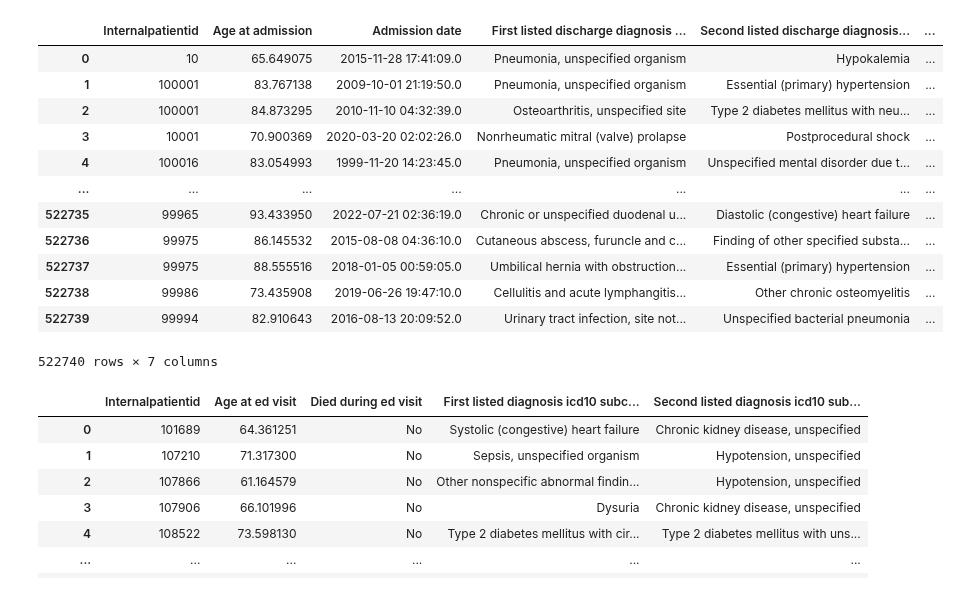
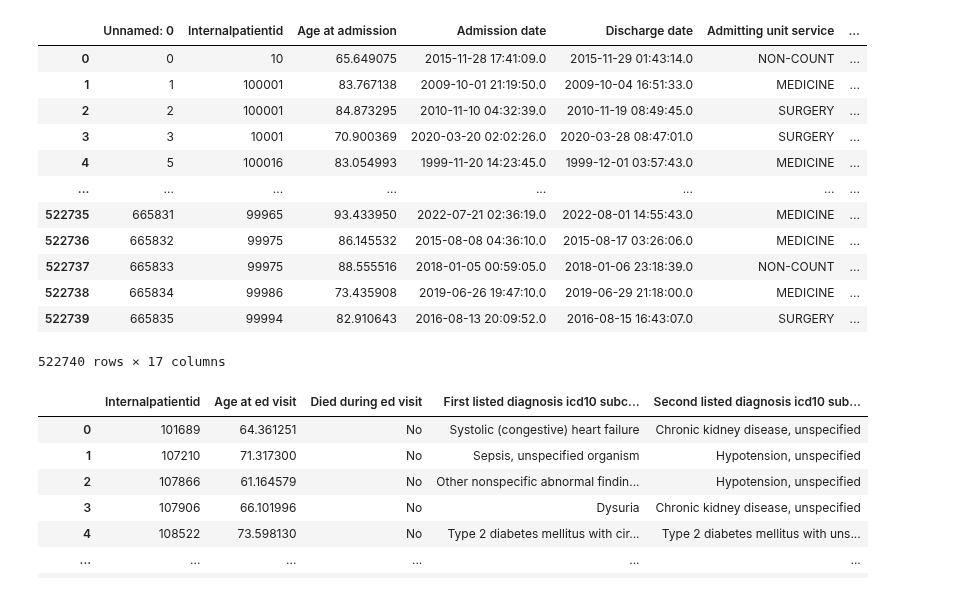
Before and after one commit to SpassMed-Projects/FDA, a Jupyter notebook: src/data/data_preprocessing.ipynb, the cells around one changed output. Drawn from its saved outputs; the diff is of its cells as text; code cells hidden in the pictures.

Commit message:
add: combine Admitting unit service and update Outpatientreferralflag

```diff
--- a/src/data/data_preprocessing.ipynb
+++ b/src/data/data_preprocessing.ipynb
@@ -8,29 +9,26 @@ DATA_PATH = "VCHAMPS"
 # %%
 # dataset
 # useful column: Internalpatientid, Age at admission, Admission date,
 #                First listed discharge diagnosis icd10 subcategory, Second listed discharge diagnosis icd10 subcategory,
 #                Died during admission, Outpatientreferralflag
 dataset_path = 'inpatient_admissions_train.csv'
 load_path = os.path.join(DATA_PATH, dataset_path)
 in_ad = pd.read_csv(load_path)
-in_ad = in_ad[["Internalpatientid", "Age at admission", "Admission date",
-               "First listed discharge diagnosis icd10 subcategory", "Second listed discharge diagnosis icd10 subcategory",
-               "Died during admission", "Outpatientreferralflag"]]
 in_ad
 # %% [output]
-|  | Internalpatientid | Age at admission | Admission date | First listed discharge diagnosis ... | Second listed discharge diagnosis... | ... |
-| 0 | 10 | 65.649075 | 2015-11-28 17:41:09.0 | Pneumonia, unspecified organism | Hypokalemia | ... |
-| 1 | 100001 | 83.767138 | 2009-10-01 21:19:50.0 | Pneumonia, unspecified organism | Essential (primary) hypertension | ... |
-| 2 | 100001 | 84.873295 | 2010-11-10 04:32:39.0 | Osteoarthritis, unspecified site | Type 2 diabetes mellitus with neu... | ... |
-| 3 | 10001 | 70.900369 | 2020-03-20 02:02:26.0 | Nonrheumatic mitral (valve) prolapse | Postprocedural shock | ... |
-| 4 | 100016 | 83.054993 | 1999-11-20 14:23:45.0 | Pneumonia, unspecified organism | Unspecified mental disorder due t... | ... |
-| ... | ... | ... | ... | ... | ... | ... |
-| 522735 | 99965 | 93.433950 | 2022-07-21 02:36:19.0 | Chronic or unspecified duodenal u... | Diastolic (congestive) heart failure | ... |
-| 522736 | 99975 | 86.145532 | 2015-08-08 04:36:10.0 | Cutaneous abscess, furuncle and c... | Finding of other specified substa... | ... |
-| 522737 | 99975 | 88.555516 | 2018-01-05 00:59:05.0 | Umbilical hernia with obstruction... | Essential (primary) hypertension | ... |
-| 522738 | 99986 | 73.435908 | 2019-06-26 19:47:10.0 | Cellulitis and acute lymphangitis... | Other chronic osteomyelitis | ... |
-| 522739 | 99994 | 82.910643 | 2016-08-13 20:09:52.0 | Urinary tract infection, site not... | Unspecified bacterial pneumonia | ... |
+|  | Unnamed: 0 | Internalpatientid | Age at admission | Admission date | Discharge date | Admitting unit service | ... |
+| 0 | 0 | 10 | 65.649075 | 2015-11-28 17:41:09.0 | 2015-11-29 01:43:14.0 | NON-COUNT | ... |
+| 1 | 1 | 100001 | 83.767138 | 2009-10-01 21:19:50.0 | 2009-10-04 16:51:33.0 | MEDICINE | ... |
+| 2 | 2 | 100001 | 84.873295 | 2010-11-10 04:32:39.0 | 2010-11-19 08:49:45.0 | SURGERY | ... |
+| 3 | 3 | 10001 | 70.900369 | 2020-03-20 02:02:26.0 | 2020-03-28 08:47:01.0 | SURGERY | ... |
+| 4 | 5 | 100016 | 83.054993 | 1999-11-20 14:23:45.0 | 1999-12-01 03:57:43.0 | MEDICINE | ... |
+| ... | ... | ... | ... | ... | ... | ... | ... |
+| 522735 | 665831 | 99965 | 93.433950 | 2022-07-21 02:36:19.0 | 2022-08-01 14:55:43.0 | MEDICINE | ... |
+| 522736 | 665832 | 99975 | 86.145532 | 2015-08-08 04:36:10.0 | 2015-08-17 03:26:06.0 | MEDICINE | ... |
+| 522737 | 665833 | 99975 | 88.555516 | 2018-01-05 00:59:05.0 | 2018-01-06 23:18:39.0 | NON-COUNT | ... |
+| 522738 | 665834 | 99986 | 73.435908 | 2019-06-26 19:47:10.0 | 2019-06-29 21:18:00.0 | MEDICINE | ... |
+| 522739 | 665835 | 99994 | 82.910643 | 2016-08-13 20:09:52.0 | 2016-08-15 16:43:07.0 | SURGERY | ... |
-522740 rows × 7 columns
+522740 rows × 17 columns
 # %%
 # dataset
 # Useful columns: Internalpatientid, Age at ed visit, Ed visit start date, Died during ed visit, First listed diagnosis icd10 subcategory, Second listed diagnosis icd10 subcategory
```
Also changed, not shown: parts of 14 cells of this notebook.
